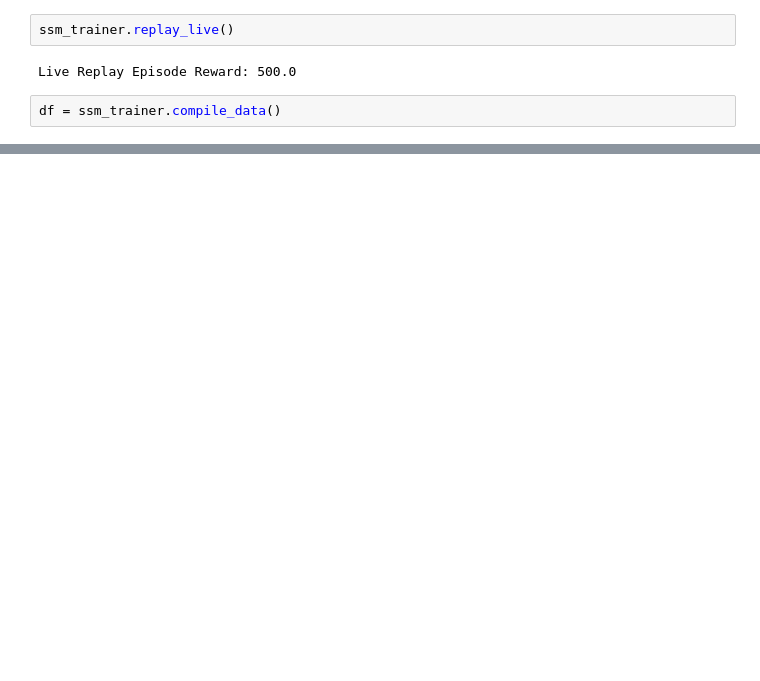
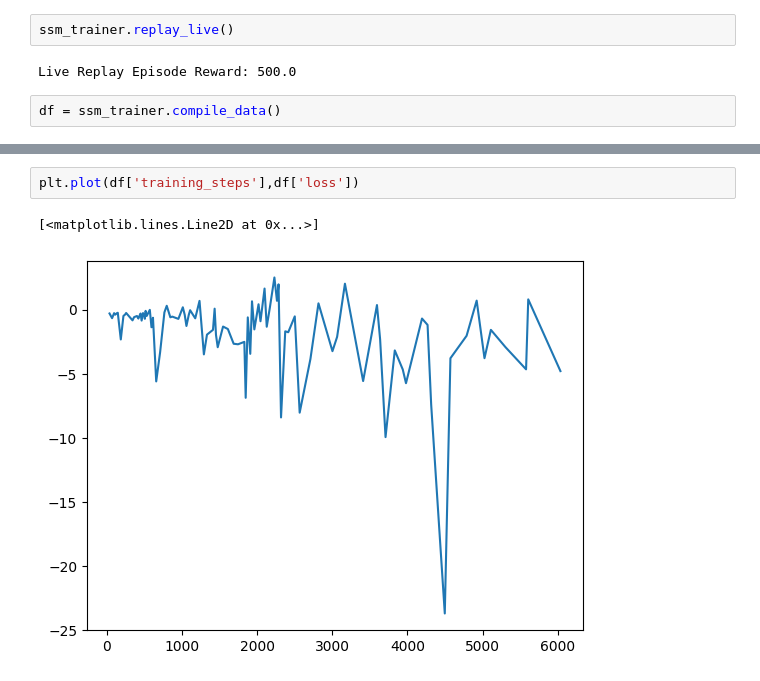
Before and after one commit to hytebyte32/SSM-PPO, a Jupyter notebook: Cart_Pole_Demo/cartpolev1_demo.ipynb, the cells around one changed output, grey strips where cells are left out. Drawn from its saved outputs; the diff is of its cells as text; blank space fills up the shorter version.

```diff
--- a/Cart_Pole_Demo/cartpolev1_demo.ipynb
+++ b/Cart_Pole_Demo/cartpolev1_demo.ipynb
@@ -52,0 +69,5 @@ plt.plot(df['training_steps'],df['validation_reward'])
+# %%
+plt.plot(df['training_steps'],df['loss'])
+# %% [output]
+[<matplotlib.lines.Line2D at 0x...>]
+[figure, added]
```
Also changed, not shown: parts of 7 cells of this notebook.
